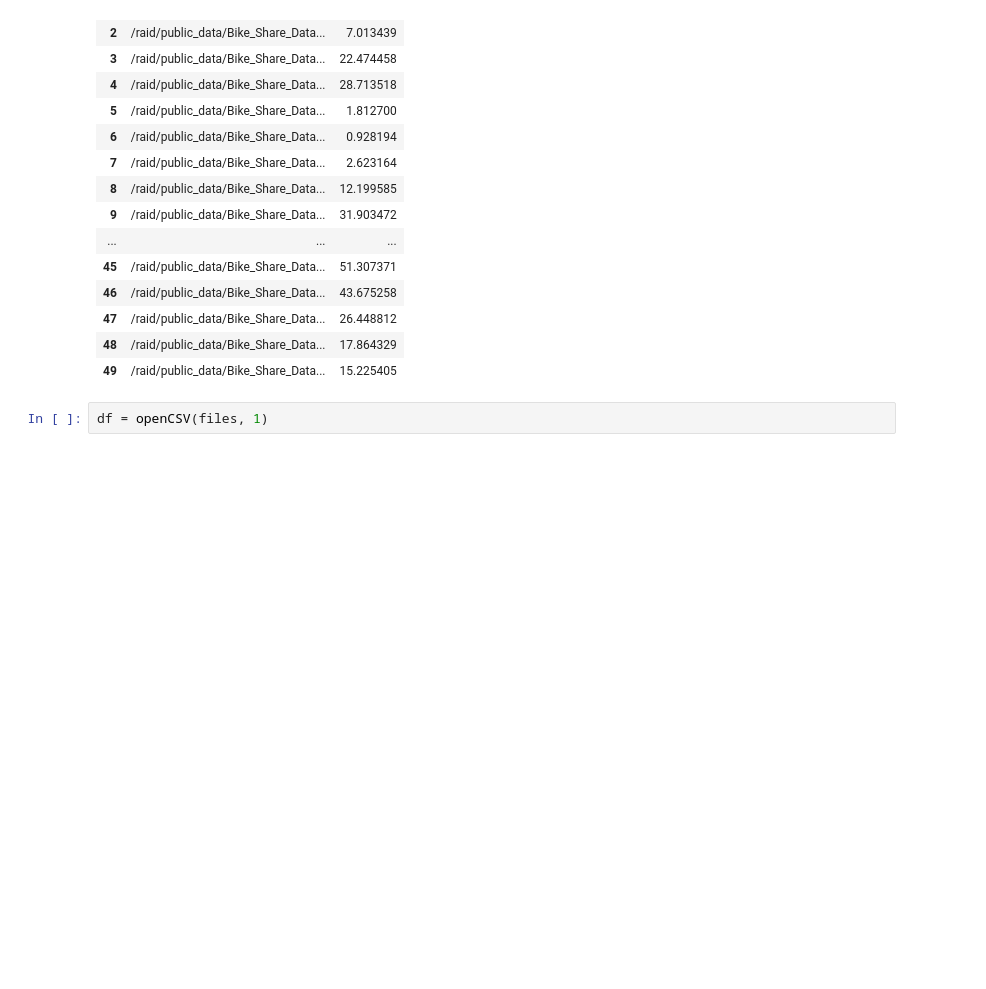
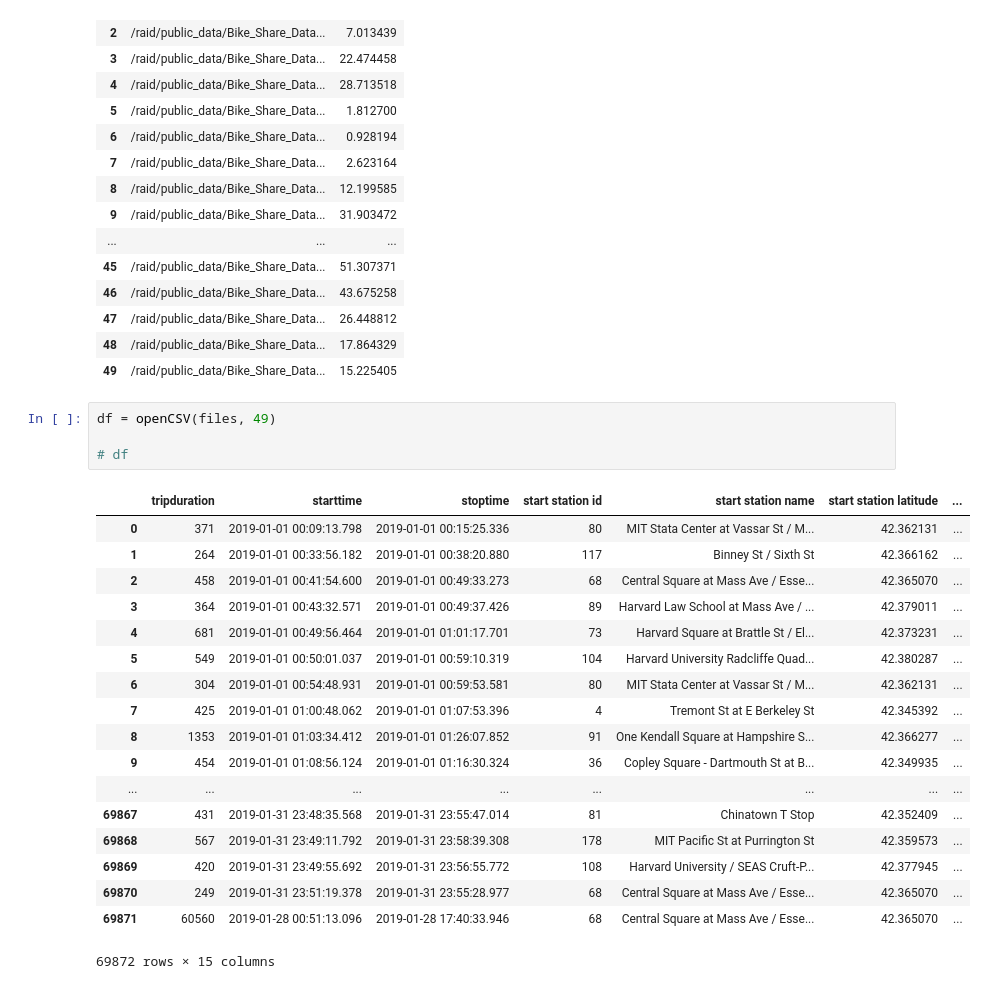
Before and after one commit to ccfreeman/Bikeshare_boston, a Jupyter notebook: colef_data_exploration.ipynb, the cells around one changed output. Drawn from its saved outputs; the diff is of its cells as text; blank space fills up the shorter version.

```diff
--- a/colef_data_exploration.ipynb
+++ b/colef_data_exploration.ipynb
@@ -53,4 +56,25 @@ files
 | 48 | /raid/public_data/Bike_Share_Data... | 17.864329 |
 | 49 | /raid/public_data/Bike_Share_Data... | 15.225405 |
 # %%
-df = openCSV(files, 1)
+df = openCSV(files, 49)
+
+# df
+# %% [output]
+|  | tripduration | starttime | stoptime | start station id | start station name | start station latitude | ... |
+| 0 | 371 | 2019-01-01 00:09:13.798 | 2019-01-01 00:15:25.336 | 80 | MIT Stata Center at Vassar St / M... | 42.362131 | ... |
+| 1 | 264 | 2019-01-01 00:33:56.182 | 2019-01-01 00:38:20.880 | 117 | Binney St / Sixth St | 42.366162 | ... |
+| 2 | 458 | 2019-01-01 00:41:54.600 | 2019-01-01 00:49:33.273 | 68 | Central Square at Mass Ave / Esse... | 42.365070 | ... |
+| 3 | 364 | 2019-01-01 00:43:32.571 | 2019-01-01 00:49:37.426 | 89 | Harvard Law School at Mass Ave / ... | 42.379011 | ... |
+| 4 | 681 | 2019-01-01 00:49:56.464 | 2019-01-01 01:01:17.701 | 73 | Harvard Square at Brattle St / El... | 42.373231 | ... |
+| 5 | 549 | 2019-01-01 00:50:01.037 | 2019-01-01 00:59:10.319 | 104 | Harvard University Radcliffe Quad... | 42.380287 | ... |
+| 6 | 304 | 2019-01-01 00:54:48.931 | 2019-01-01 00:59:53.581 | 80 | MIT Stata Center at Vassar St / M... | 42.362131 | ... |
+| 7 | 425 | 2019-01-01 01:00:48.062 | 2019-01-01 01:07:53.396 | 4 | Tremont St at E Berkeley St | 42.345392 | ... |
+| 8 | 1353 | 2019-01-01 01:03:34.412 | 2019-01-01 01:26:07.852 | 91 | One Kendall Square at Hampshire S... | 42.366277 | ... |
+| 9 | 454 | 2019-01-01 01:08:56.124 | 2019-01-01 01:16:30.324 | 36 | Copley Square - Dartmouth St at B... | 42.349935 | ... |
+| ... | ... | ... | ... | ... | ... | ... | ... |
+| 69867 | 431 | 2019-01-31 23:48:35.568 | 2019-01-31 23:55:47.014 | 81 | Chinatown T Stop | 42.352409 | ... |
+| 69868 | 567 | 2019-01-31 23:49:11.792 | 2019-01-31 23:58:39.308 | 178 | MIT Pacific St at Purrington St | 42.359573 | ... |
+| 69869 | 420 | 2019-01-31 23:49:55.692 | 2019-01-31 23:56:55.772 | 108 | Harvard University / SEAS Cruft-P... | 42.377945 | ... |
+| 69870 | 249 | 2019-01-31 23:51:19.378 | 2019-01-31 23:55:28.977 | 68 | Central Square at Mass Ave / Esse... | 42.365070 | ... |
+| 69871 | 60560 | 2019-01-28 00:51:13.096 | 2019-01-28 17:40:33.946 | 68 | Central Square at Mass Ave / Esse... | 42.365070 | ... |
+69872 rows × 15 columns
```
Also changed, not shown: parts of 8 cells of this notebook.
